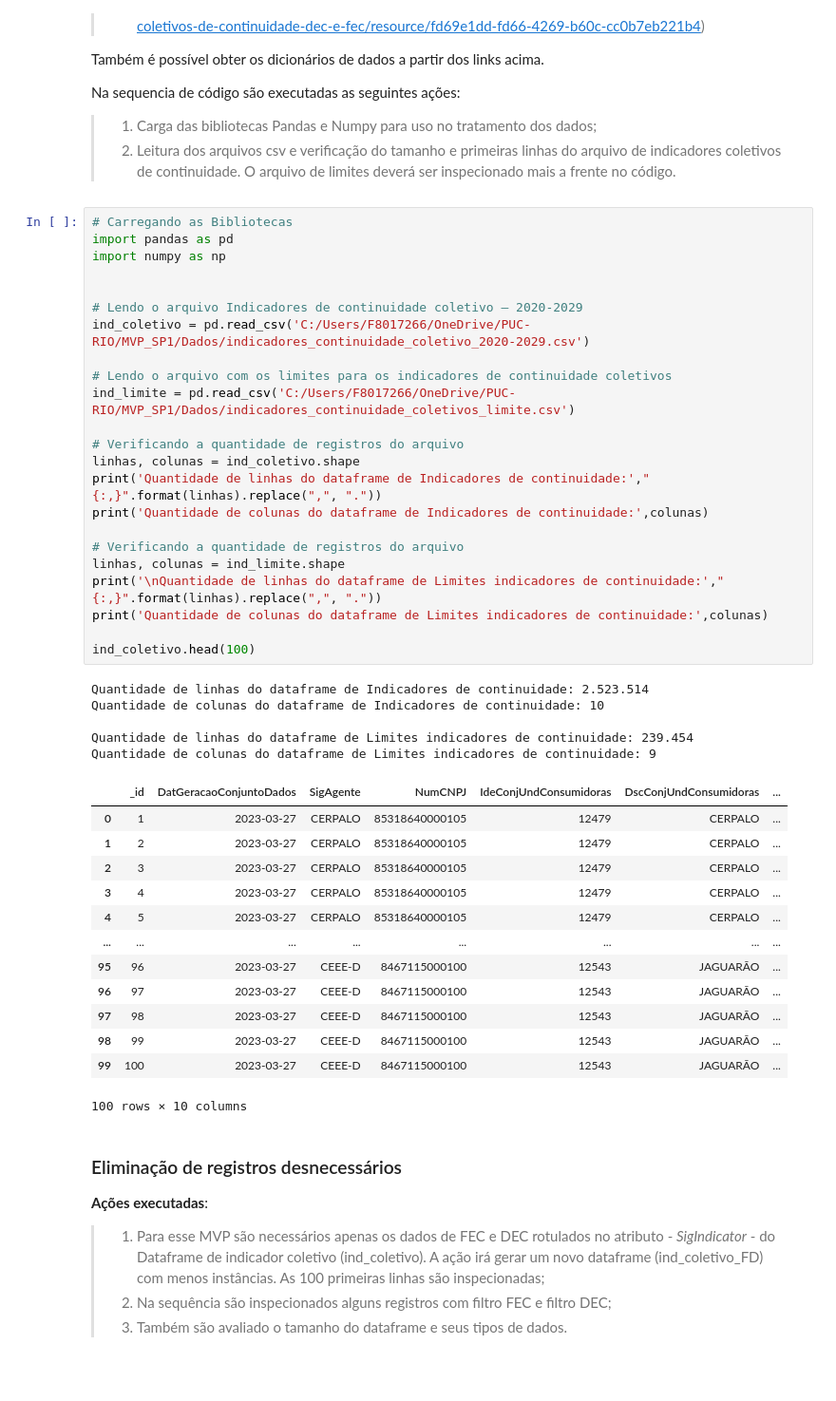
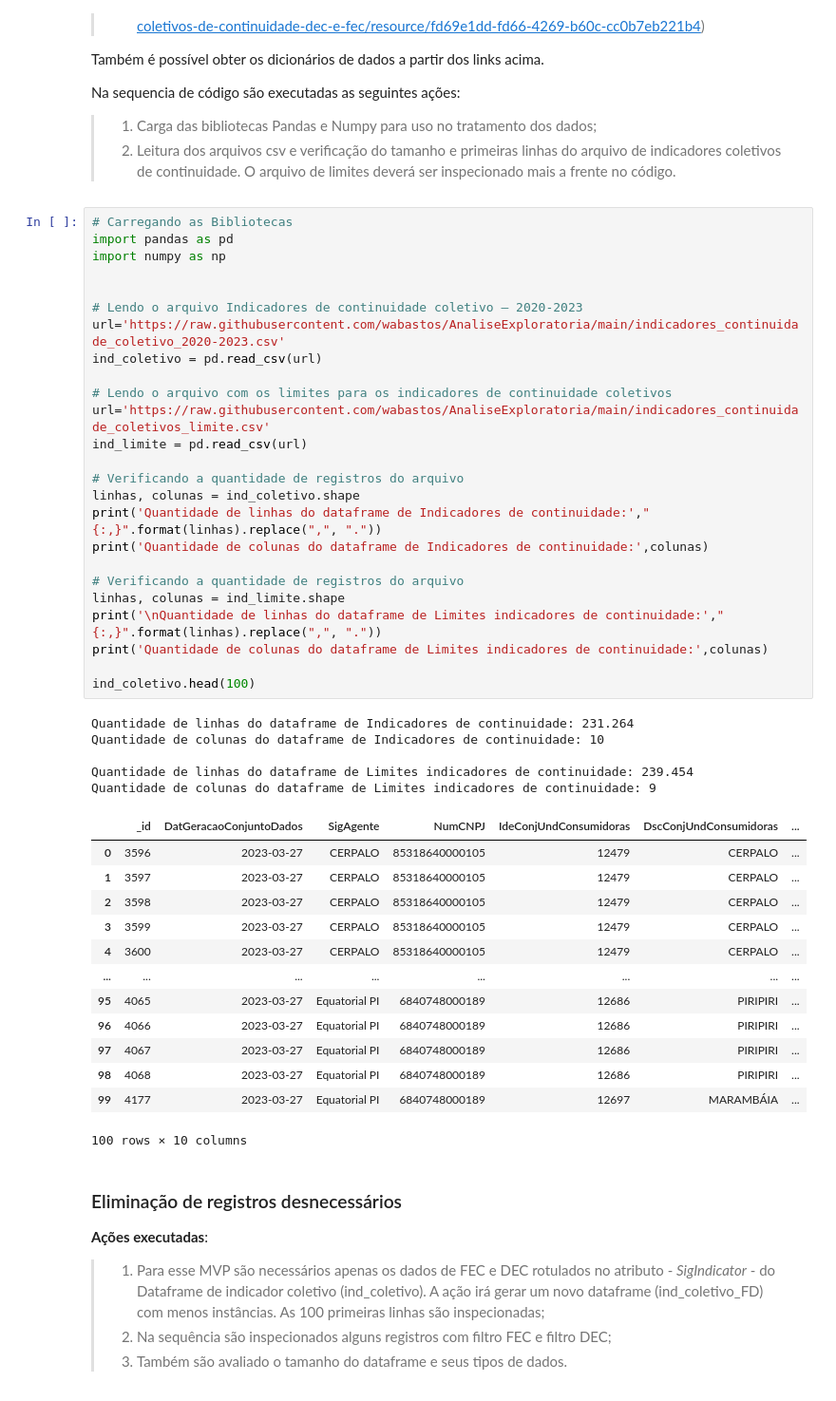
Before and after one commit to wabastos/AnaliseExploratoria, a Jupyter notebook: Well_SP1.ipynb, the cells around one changed output. Shown: that part at 95% size. Saved outputs shown, nothing was run; the diff lists cells and outputs as text.

```diff
--- a/Well_SP1.ipynb
+++ b/Well_SP1.ipynb
@@ -100,44 +102,46 @@ Na sequencia de código são executadas as seguintes ações:
 # %%
 # Carregando as Bibliotecas
 import pandas as pd
 import numpy as np
 
 
-# Lendo o arquivo Indicadores de continuidade coletivo – 2020-2029
-ind_coletivo = pd.read_csv('C:/Users/F8017266/OneDrive/PUC-RIO/MVP_SP1/Dados/indicadores_continuidade_coletivo_2020-2029.csv')
+# Lendo o arquivo Indicadores de continuidade coletivo – 2020-2023
+url='https://raw.githubusercontent.com/wabastos/AnaliseExploratoria/main/indicadores_continuidade_coletivo_2020-2023.csv'
+ind_coletivo = pd.read_csv(url)
 
 # Lendo o arquivo com os limites para os indicadores de continuidade coletivos
-ind_limite = pd.read_csv('C:/Users/F8017266/OneDrive/PUC-RIO/MVP_SP1/Dados/indicadores_continuidade_coletivos_limite.csv')
+url='https://raw.githubusercontent.com/wabastos/AnaliseExploratoria/main/indicadores_continuidade_coletivos_limite.csv'
+ind_limite = pd.read_csv(url)
 
 # Verificando a quantidade de registros do arquivo
 linhas, colunas = ind_coletivo.shape
 print('Quantidade de linhas do dataframe de Indicadores de continuidade:',"{:,}".format(linhas).replace(",", "."))
 print('Quantidade de colunas do dataframe de Indicadores de continuidade:',colunas)
 
 # Verificando a quantidade de registros do arquivo
 linhas, colunas = ind_limite.shape
 print('\nQuantidade de linhas do dataframe de Limites indicadores de continuidade:',"{:,}".format(linhas).replace(",", "."))
 print('Quantidade de colunas do dataframe de Limites indicadores de continuidade:',colunas)
 
 ind_coletivo.head(100)
 # %% [output]
-Quantidade de linhas do dataframe de Indicadores de continuidade: 2.523.514
+Quantidade de linhas do dataframe de Indicadores de continuidade: 231.264
 Quantidade de colunas do dataframe de Indicadores de continuidade: 10
 
 Quantidade de linhas do dataframe de Limites indicadores de continuidade: 239.454
 Quantidade de colunas do dataframe de Limites indicadores de continuidade: 9
 |  | _id | DatGeracaoConjuntoDados | SigAgente | NumCNPJ | IdeConjUndConsumidoras | DscConjUndConsumidoras | ... |
-| 0 | 1 | 2023-03-27 | CERPALO | 85318640000105 | 12479 | CERPALO | ... |
-| 1 | 2 | 2023-03-27 | CERPALO | 85318640000105 | 12479 | CERPALO | ... |
-| 2 | 3 | 2023-03-27 | CERPALO | 85318640000105 | 12479 | CERPALO | ... |
-| 3 | 4 | 2023-03-27 | CERPALO | 85318640000105 | 12479 | CERPALO | ... |
-| 4 | 5 | 2023-03-27 | CERPALO | 85318640000105 | 12479 | CERPALO | ... |
+| 0 | 3596 | 2023-03-27 | CERPALO | 85318640000105 | 12479 | CERPALO | ... |
+| 1 | 3597 | 2023-03-27 | CERPALO | 85318640000105 | 12479 | CERPALO | ... |
+| 2 | 3598 | 2023-03-27 | CERPALO | 85318640000105 | 12479 | CERPALO | ... |
+| 3 | 3599 | 2023-03-27 | CERPALO | 85318640000105 | 12479 | CERPALO | ... |
+| 4 | 3600 | 2023-03-27 | CERPALO | 85318640000105 | 12479 | CERPALO | ... |
 | ... | ... | ... | ... | ... | ... | ... | ... |
-| 95 | 96 | 2023-03-27 | CEEE-D | 8467115000100 | 12543 | JAGUARÃO | ... |
-| 96 | 97 | 2023-03-27 | CEEE-D | 8467115000100 | 12543 | JAGUARÃO | ... |
-| 97 | 98 | 2023-03-27 | CEEE-D | 8467115000100 | 12543 | JAGUARÃO | ... |
-| 98 | 99 | 2023-03-27 | CEEE-D | 8467115000100 | 12543 | JAGUARÃO | ... |
-| 99 | 100 | 2023-03-27 | CEEE-D | 8467115000100 | 12543 | JAGUARÃO | ... |
+| 95 | 4065 | 2023-03-27 | Equatorial PI | 6840748000189 | 12686 | PIRIPIRI | ... |
+| 96 | 4066 | 2023-03-27 | Equatorial PI | 6840748000189 | 12686 | PIRIPIRI | ... |
+| 97 | 4067 | 2023-03-27 | Equatorial PI | 6840748000189 | 12686 | PIRIPIRI | ... |
+| 98 | 4068 | 2023-03-27 | Equatorial PI | 6840748000189 | 12686 | PIRIPIRI | ... |
+| 99 | 4177 | 2023-03-27 | Equatorial PI | 6840748000189 | 12697 | MARAMBÁIA | ... |
 100 rows × 10 columns
 # %% [markdown]
 ### Eliminação de registros desnecessários
```
Also changed, not shown: parts of 35 cells of this notebook.
